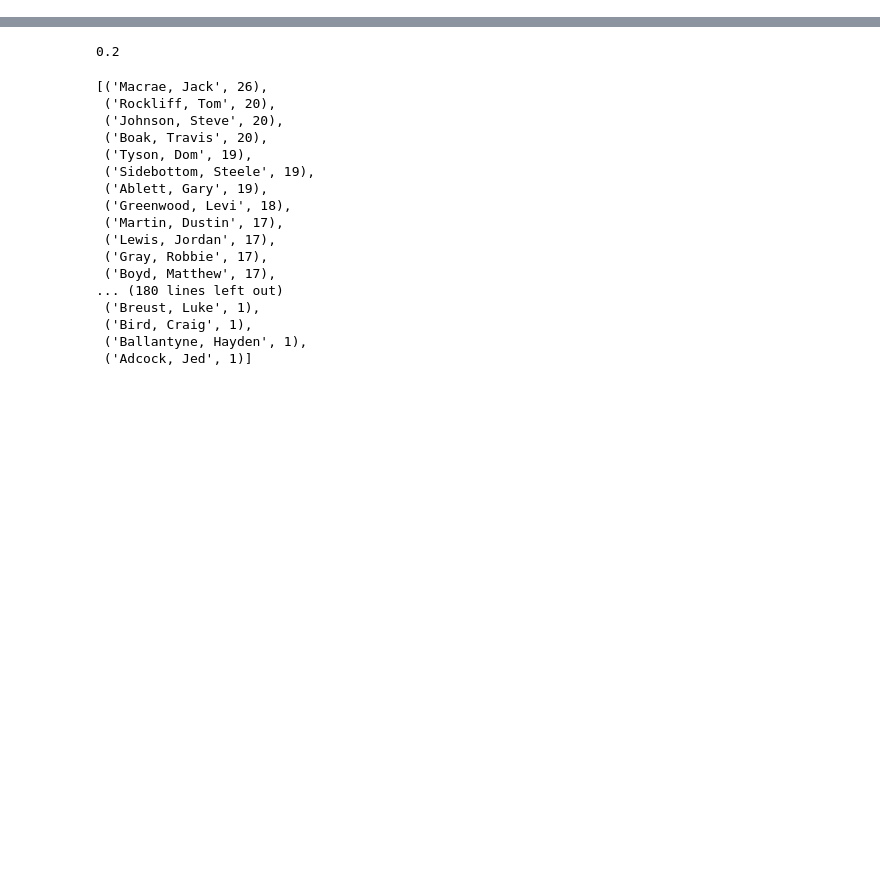
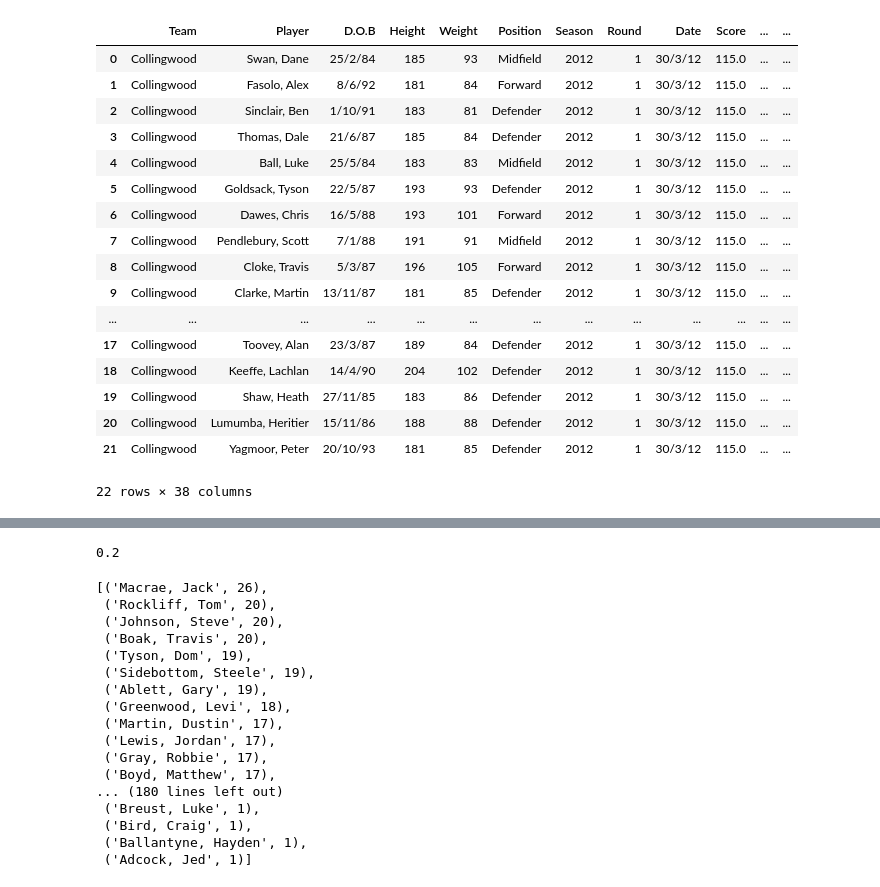
Before and after one commit to harrya32/afl_player_ratings, a Jupyter notebook: Brownlow_votes.ipynb, the cells around one changed output, grey strips where cells are left out. Cells and saved outputs as stored; diff of their text form; code cells hidden in the pictures; blank space fills up the shorter version.

```diff
--- a/Brownlow_votes.ipynb
+++ b/Brownlow_votes.ipynb
@@ -15,4 +53,27 @@ r12012 = r12012[r12012.Round == 1]
 # %%
 teams = {i for i in r12012["Team"]}
+# Creates list of dataframes for each team
 seperated = [r12012[r12012.Team == i].reset_index(drop = True) for i in teams]
+
+# Dataframes look as such, for each team
+seperated[0]
+# %% [output]
+|  | Team | Player | D.O.B | Height | Weight | Position | Season | Round | Date | Score | ... | ... |
+| 0 | Collingwood | Swan, Dane | 25/2/84 | 185 | 93 | Midfield | 2012 | 1 | 30/3/12 | 115.0 | ... | ... |
+| 1 | Collingwood | Fasolo, Alex | 8/6/92 | 181 | 84 | Forward | 2012 | 1 | 30/3/12 | 115.0 | ... | ... |
+| 2 | Collingwood | Sinclair, Ben | 1/10/91 | 183 | 81 | Defender | 2012 | 1 | 30/3/12 | 115.0 | ... | ... |
+| 3 | Collingwood | Thomas, Dale | 21/6/87 | 185 | 84 | Defender | 2012 | 1 | 30/3/12 | 115.0 | ... | ... |
+| 4 | Collingwood | Ball, Luke | 25/5/84 | 183 | 83 | Midfield | 2012 | 1 | 30/3/12 | 115.0 | ... | ... |
+| 5 | Collingwood | Goldsack, Tyson | 22/5/87 | 193 | 93 | Defender | 2012 | 1 | 30/3/12 | 115.0 | ... | ... |
+| 6 | Collingwood | Dawes, Chris | 16/5/88 | 193 | 101 | Forward | 2012 | 1 | 30/3/12 | 115.0 | ... | ... |
+| 7 | Collingwood | Pendlebury, Scott | 7/1/88 | 191 | 91 | Midfield | 2012 | 1 | 30/3/12 | 115.0 | ... | ... |
+| 8 | Collingwood | Cloke, Travis | 5/3/87 | 196 | 105 | Forward | 2012 | 1 | 30/3/12 | 115.0 | ... | ... |
+| 9 | Collingwood | Clarke, Martin | 13/11/87 | 181 | 85 | Defender | 2012 | 1 | 30/3/12 | 115.0 | ... | ... |
+| ... | ... | ... | ... | ... | ... | ... | ... | ... | ... | ... | ... | ... |
+| 17 | Collingwood | Toovey, Alan | 23/3/87 | 189 | 84 | Defender | 2012 | 1 | 30/3/12 | 115.0 | ... | ... |
+| 18 | Collingwood | Keeffe, Lachlan | 14/4/90 | 204 | 102 | Defender | 2012 | 1 | 30/3/12 | 115.0 | ... | ... |
+| 19 | Collingwood | Shaw, Heath | 27/11/85 | 183 | 86 | Defender | 2012 | 1 | 30/3/12 | 115.0 | ... | ... |
+| 20 | Collingwood | Lumumba, Heritier | 15/11/86 | 188 | 88 | Defender | 2012 | 1 | 30/3/12 | 115.0 | ... | ... |
+| 21 | Collingwood | Yagmoor, Peter | 20/10/93 | 181 | 85 | Defender | 2012 | 1 | 30/3/12 | 115.0 | ... | ... |
+22 rows × 38 columns
 # %%
```
Also changed, not shown: parts of 13 cells of this notebook.
